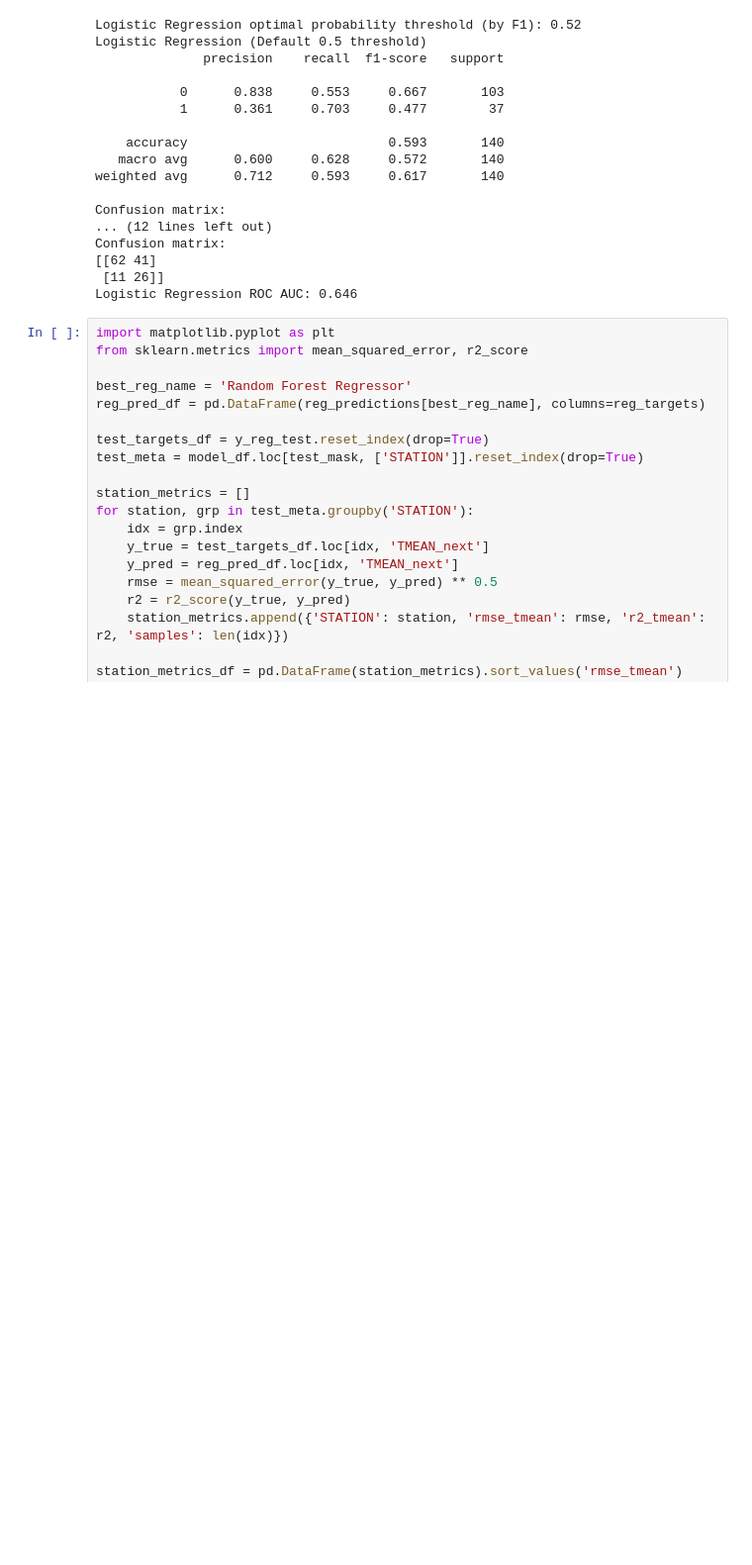
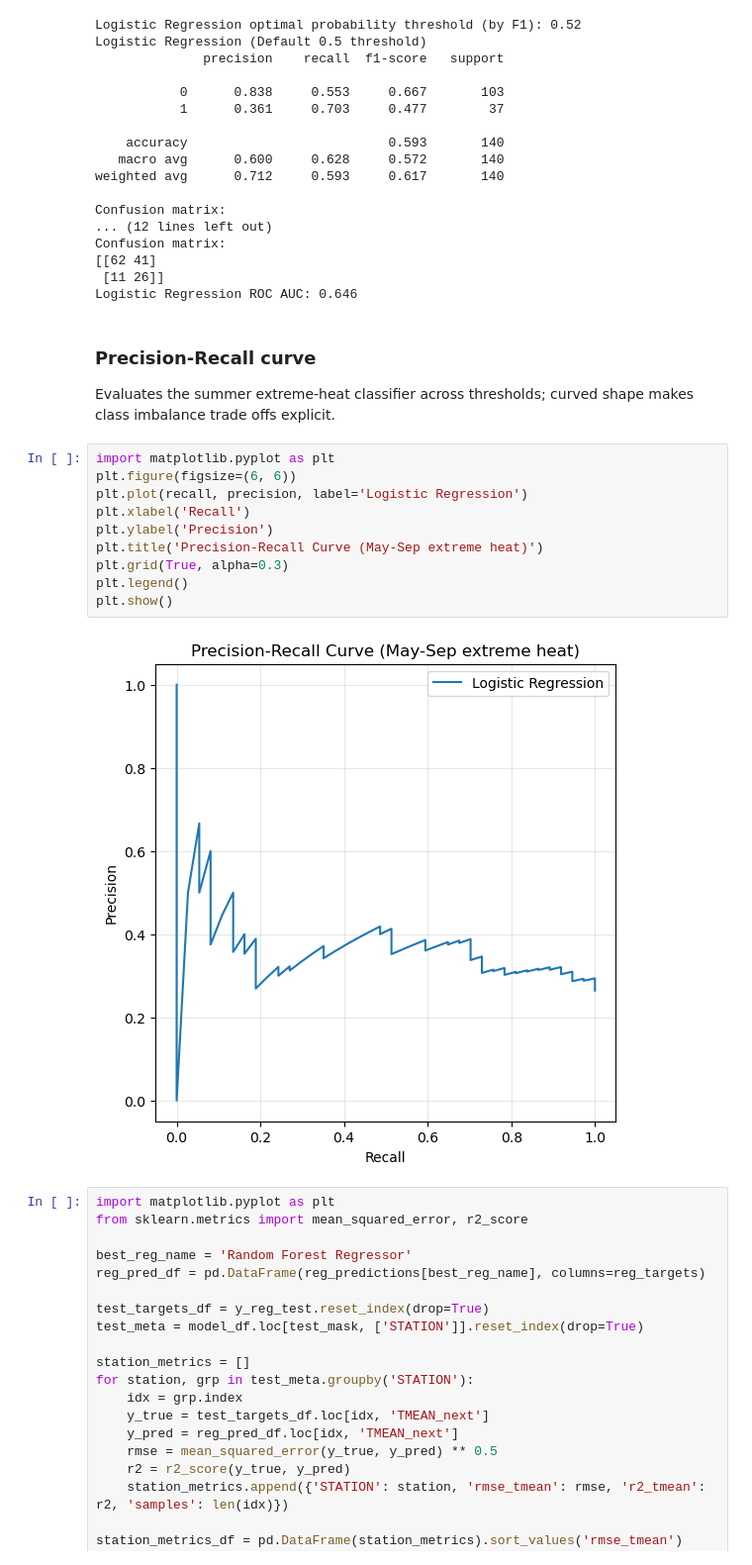
Before and after one commit to hailing24/5500-final-project, a Jupyter notebook: notebooks/modeling.ipynb, the cells around one changed output. Shown: that part at 99% size. Saved outputs shown, nothing was run; the diff lists cells and outputs as text; blank space fills up the shorter version.

```diff
--- a/notebooks/modeling.ipynb
+++ b/notebooks/modeling.ipynb
@@ -498,6 +571,22 @@ Confusion matrix:
 [[62 41]
  [11 26]]
 Logistic Regression ROC AUC: 0.646
+# %% [markdown]
+### Precision-Recall curve
+
+Evaluates the summer extreme-heat classifier across thresholds; curved shape makes class imbalance trade offs explicit.
+# %%
+import matplotlib.pyplot as plt
+plt.figure(figsize=(6, 6))
+plt.plot(recall, precision, label='Logistic Regression')
+plt.xlabel('Recall')
+plt.ylabel('Precision')
+plt.title('Precision-Recall Curve (May-Sep extreme heat)')
+plt.grid(True, alpha=0.3)
+plt.legend()
+plt.show()
+# %% [output]
+[figure, added]
 # %%
 import matplotlib.pyplot as plt
 from sklearn.metrics import mean_squared_error, r2_score
```
Also changed, not shown: parts of 19 cells of this notebook, 33 other files.
